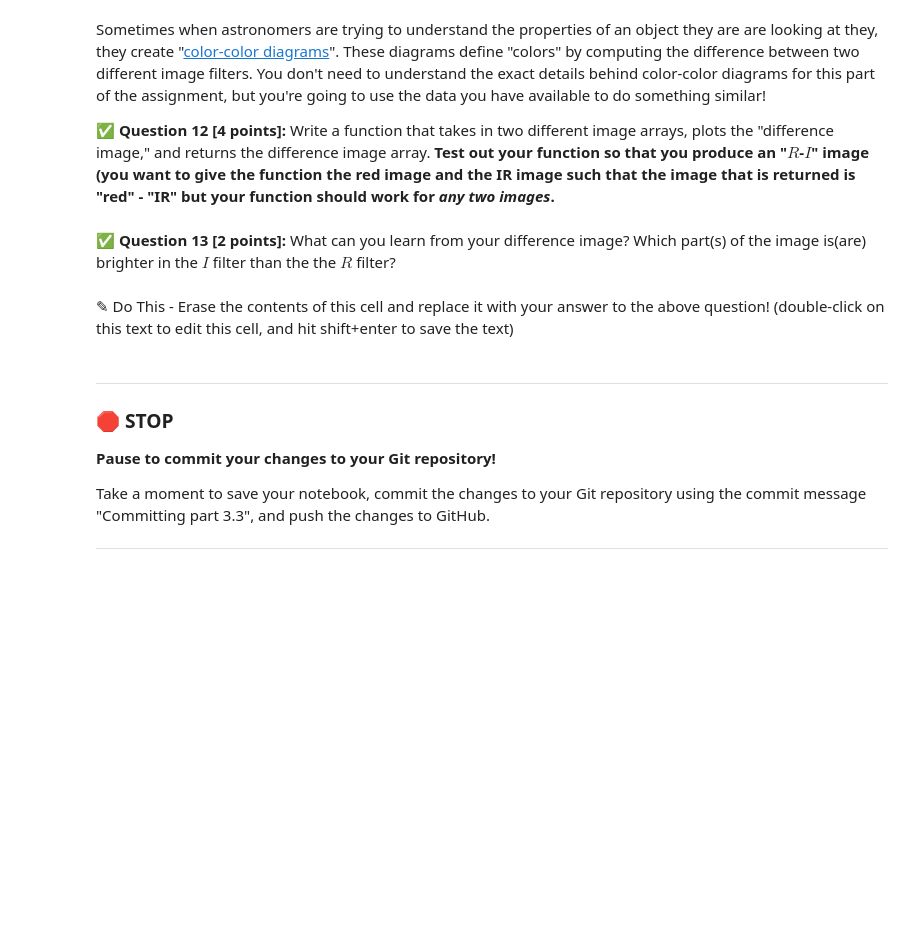
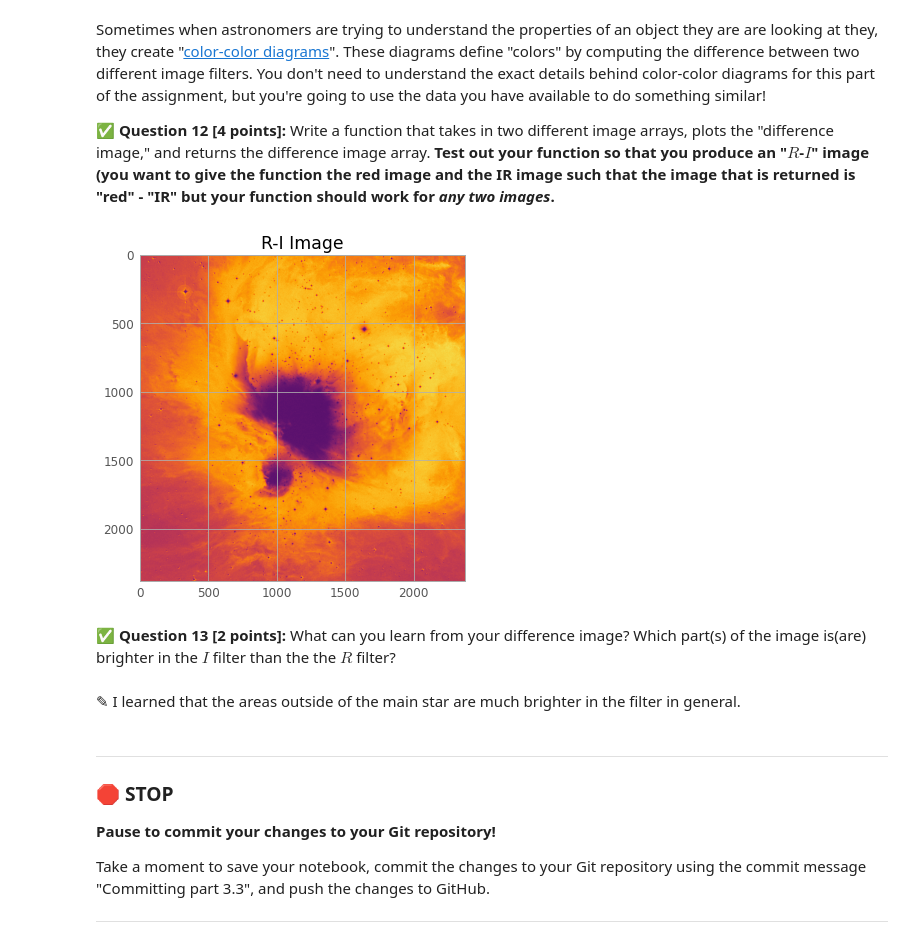
Before and after one commit to sniderry/cmse202-s21-turnin, a Jupyter notebook: hw-01/HW1.ipynb, the cells around one changed output. Cells and saved outputs as stored; diff of their text form; code cells hidden in the pictures; blank space fills up the shorter version.

```diff
--- a/hw-01/HW1.ipynb
+++ b/hw-01/HW1.ipynb
@@ -271,7 +288,18 @@ Sometimes when astronomers are trying to understand the properties of an object
+# %%
+def diff_image(ir,red):
+    ri = np.subtract(red,ir)
+    plt.figure()
+    plt.imshow(ri, cmap='inferno')
+    plt.title("R-I Image")
+    return ri
+
+new = diff_image(image_file_ir,image_file_red)
+# %% [output]
+[figure, added]
 # %% [markdown]
 **&#9989; Question 13 [2 points]:** What can you learn from your difference image? Which part(s) of the image is(are) brighter in the $I$ filter than the the $R$ filter?
-# %% [markdown]
-<font size=+3>&#9998;</font> Do This - Erase the contents of this cell and replace it with your answer to the above question!  (double-click on this text to edit this cell, and hit shift+enter to save the text)
+# %% [markdown]
+<font size=+3>&#9998;</font> I learned that the areas outside of the main star are much brighter in the filter in general.
 # %% [markdown]
 ---
 ### &#128721; STOP
```
Also changed, not shown: parts of 9 cells of this notebook.
